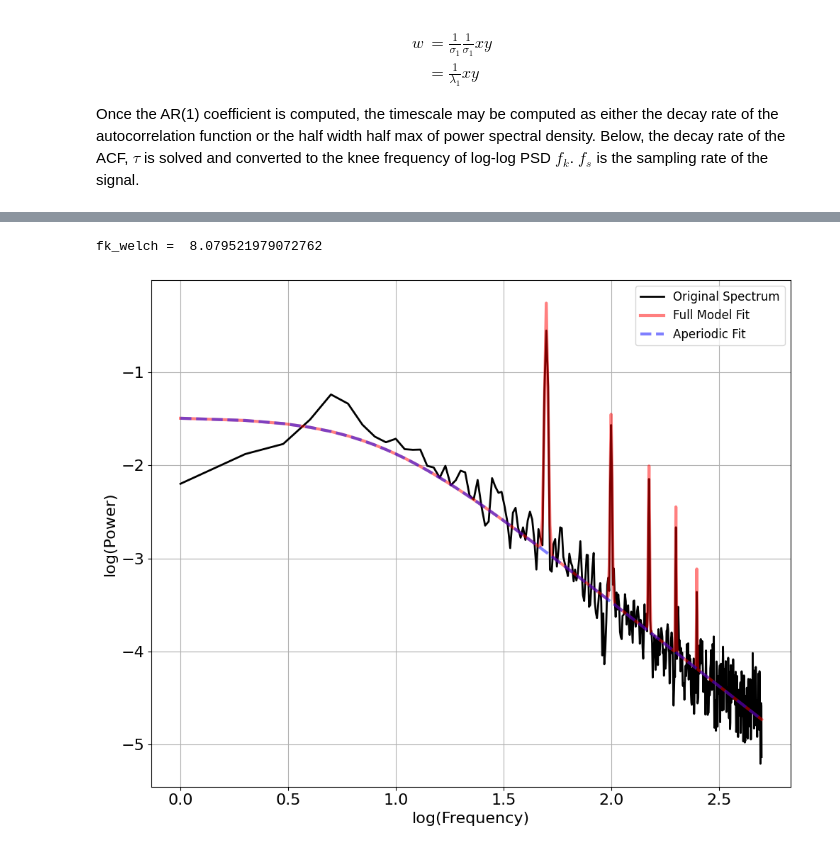
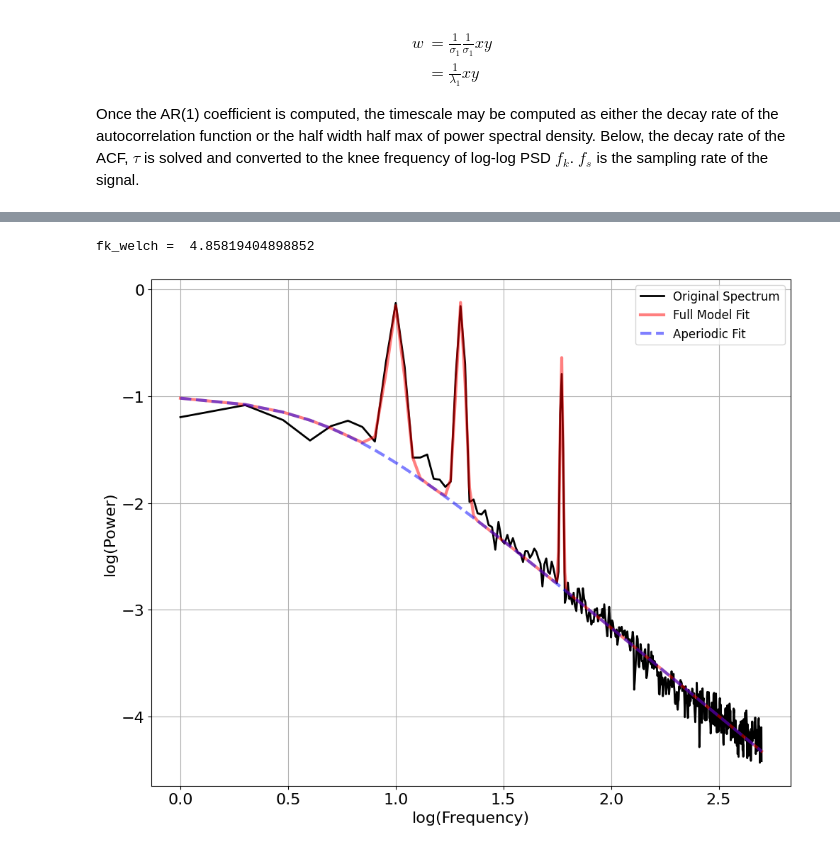
Before and after one commit to voytekresearch/timescale-methods, a Jupyter notebook: docs/examples/AR(1)_direct_computation.ipynb, the cells around one changed output, grey strips where cells are left out. Saved outputs shown, nothing was run; the diff lists cells and outputs as text; code cells hidden in the pictures.

Commit message:
timescales direct computation from signal + oscillation decomposition

```diff
--- a/docs/examples/AR(1)_direct_computation.ipynb
+++ b/docs/examples/AR(1)_direct_computation.ipynb
@@ -129,18 +132,14 @@ from timescales.sim import sim_branching
 # %%
-n_seconds = 5
+n_seconds = 20
 
 tau = 0.015
 fk = 1/(2*np.pi*tau)
 
 fs = 1000
-sig_pe_true = sim_oscillation(n_seconds, fs, 50, cycle='asine', rdsym=0.8)
+#sig_pe_true = sim_oscillation(n_seconds, fs, 10, cycle='asine', rdsym=0.5)
+sig_pe_true = sim_oscillation(n_seconds, fs, 10) + sim_oscillation(n_seconds, fs, 20) + sim_oscillation(n_seconds, fs, 60) / 2
+# sig_pe_true = sim_bursty_oscillation(n_seconds, fs, 10) * 2
 sig_ap_true = sim_branching(n_seconds, fs, tau, 1000, mean=0, variance=1)
 
 sig = sig_ap_true + sig_pe_true
-
-sig = (sig-sig.mean())/sig.std()
-
-
-# Plot
-plt.figure(figsize=(12, 3))
-plt.plot(sig[:1000]);
+#sig = (sig-sig.mean())/sig.std()
@@ -171,15 +215,15 @@ True     :  tau= 0.015 fk= 10.61032953945969
 # %%
 from fooof import FOOOF
 
 freqs, powers = compute_spectrum(sig, fs)
 freqs, powers = freqs[1:], powers[1:]
 
-fm = FOOOF(aperiodic_mode='knee', max_n_peaks=5, verbose=False)
+fm = FOOOF(aperiodic_mode='knee', max_n_peaks=3, verbose=False)
 fm.fit(freqs, powers)
 fm.plot(plt_log=True)
 
 fk_welch = fm.aperiodic_params_[1]
 print('fk_welch = ', fk_welch)
 # %% [output]
-fk_welch =  8.079521979072762
+fk_welch =  4.85819404898852
-[figure, old version]
+[figure, new version]
```
Also changed, not shown: parts of 12 cells of this notebook.
